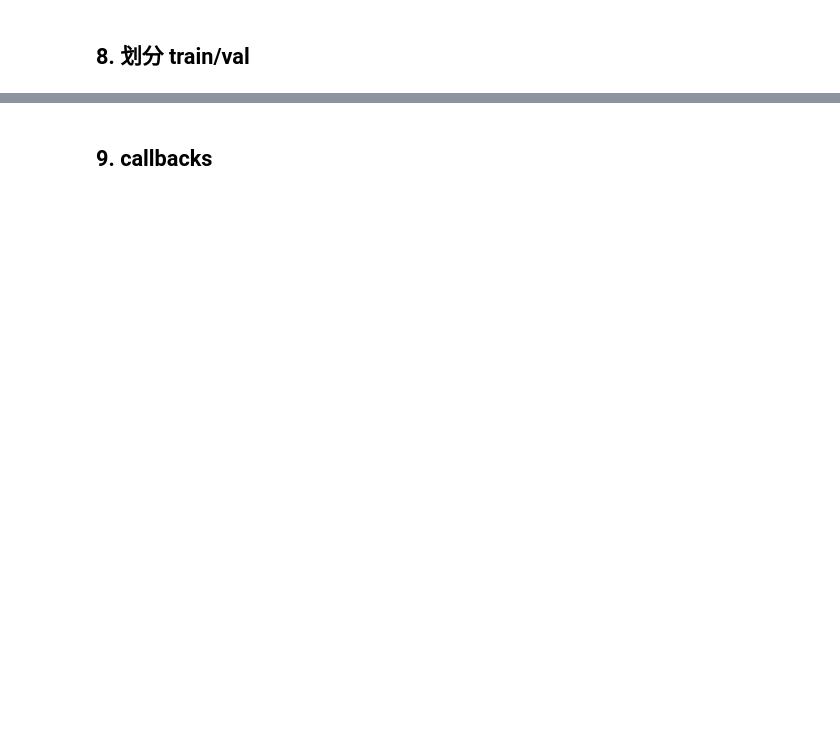
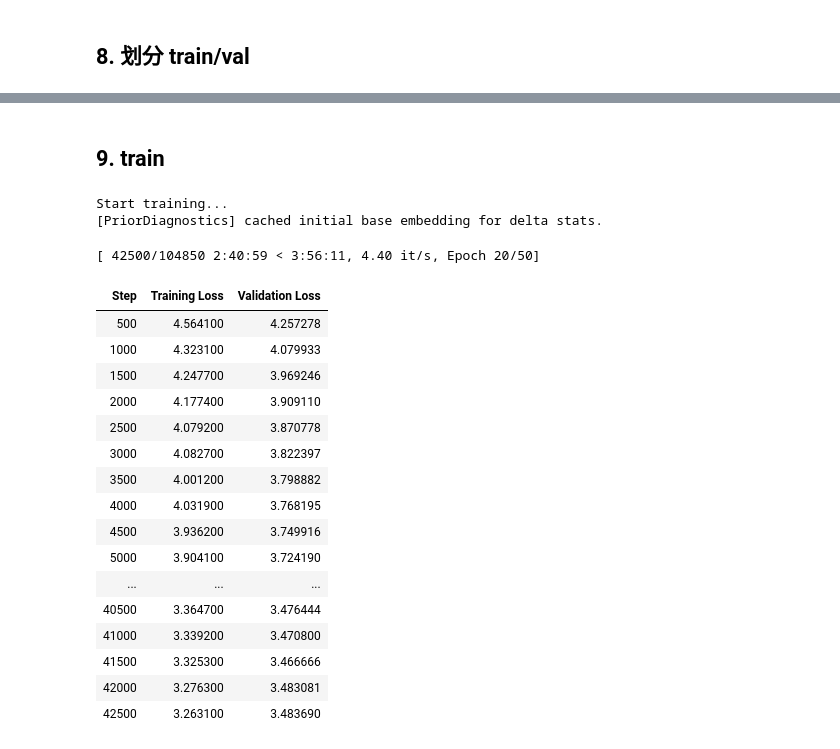
Before and after one commit to kiancai/MiCoGPT, a Jupyter notebook: notebooks/3.pretraining_v3.ipynb, the cells around one changed output, grey strips where cells are left out. Saved outputs shown, nothing was run; the diff lists cells and outputs as text; code cells hidden in the pictures; blank space fills up the shorter version.

```diff
--- a/notebooks/3.pretraining_v3.ipynb
+++ b/notebooks/3.pretraining_v3.ipynb
@@ -99,6 +100,11 @@ GPT2Config {
 ## 4. 构建 TrainingArguments
 # %%
 training_args_dict = {
+    # "metric_for_best_model": "eval_proj_sqrt",
+    "metric_for_best_model": "eval_proj_worst10_shrink",
+    # eval_proj_sqrt / eval_proj_shrink / eval_proj_worst10_shrink
+    "greater_is_better": False,
+
     "do_train": True,
     "do_eval": True,
     "evaluation_strategy": "steps",
@@ -179,9 +189,11 @@ summarize_gate(model, topk=10)
 # %% [markdown]
 ## 8. 划分 train/val
 # %%
-train_set, val_set = split_train_val_by_project(
+train_set, val_set = split_train_val_by_project_stratified(
     corpus,
-    val_ratio=VAL_RATIO,
     project_col="Project_ID",
+    val_ratio=0.10,
+    min_project_samples=20,
+    min_val_per_project=2,
     random_state=42,
 )
@@ -188,2 +205,2 @@ train_set, val_set = split_train_val_by_project(
 # %% [markdown]
-## 9. callbacks
+## 9. train
@@ -201,25 +207,86 @@ callbacks = [
 # %%
-# ========= Trainer =========
+# callbacks = [
+#     EarlyStoppingCallback(early_stopping_patience=10),
+#     # GateMonitorCallback(every_eval=True, topk=10),
+#     # 检查 gate 统计是否正常，并且做一个消融实验
+#     PriorDiagnosticsCallback(tokenizer=tokenizer, topk=10, do_ablation=True),
+# ]
 trainer = Trainer(
     model=model,
     args=training_args,
     train_dataset=train_set,
     eval_dataset=val_set,
     data_collator=data_collator,
-    callbacks=callbacks,
+    callbacks=[],   # 这里先留空（或者只放不需要 trainer 引用的 callback）
 )
+
+
+# 先加 ProjectAggregatedEvalCallback（它会写 eval_proj_* 和 tok_sum 建议）
+trainer.add_callback(
+    ProjectAggregatedEvalCallback(
+        trainer=trainer,
+        eval_subset=val_set,
+        project_col="Project_ID",
+        shrink_k=5000.0,   # 你长尾分布建议先从 5000 起
+        worst_frac=0.10,
+    )
+)
+
+# 再加 PriorDiagnosticsCallback（它会写 gate/cancel/ablation）
+trainer.add_callback(
+    PriorDiagnosticsCallback(
+        tokenizer=tokenizer,
+        topk=10,
+        do_ablation=True,
+        trainer=trainer,
+    )
+)
+
+# 最后加 EarlyStopping（保证它能看到 eval_proj_sqrt 等自定义指标）
+trainer.add_callback(EarlyStoppingCallback(early_stopping_patience=10))
+
+# 训练开始前手动写入“实验初始信息”到 log_history
+trainer.log({
+    "init_g_min": float(G_MIN),
+    "init_init_w": float(INIT_W),
+    "init_prior_token_ids": float(len(genus_token_ids)),
+    "init_prior_missing": float(len(missing)),
+})
+
+
 
 print("Start training...")
 trainer.train()
 
 # ========= 保存模型 =========
 os.makedirs(args.output, exist_ok=True)
 trainer.save_model(args.output)
 print("Model saved to:", args.output)
 
 # ========= 保存训练日志 =========
 logs = pd.DataFrame(trainer.state.log_history)
 os.makedirs(args.log, exist_ok=True)
 log_path = os.path.join(args.log, "pretrain_log.csv")
 logs.to_csv(log_path, index=False)
 print("Logs saved to:", log_path)
+# %% [output]
+Start training...
+[PriorDiagnostics] cached initial base embedding for delta stats.
+[ 42500/104850 2:40:59 < 3:56:11, 4.40 it/s, Epoch 20/50]
+| Step | Training Loss | Validation Loss |
+| 500 | 4.564100 | 4.257278 |
+| 1000 | 4.323100 | 4.079933 |
+| 1500 | 4.247700 | 3.969246 |
+| 2000 | 4.177400 | 3.909110 |
+| 2500 | 4.079200 | 3.870778 |
+| 3000 | 4.082700 | 3.822397 |
+| 3500 | 4.001200 | 3.798882 |
+| 4000 | 4.031900 | 3.768195 |
+| 4500 | 3.936200 | 3.749916 |
+| 5000 | 3.904100 | 3.724190 |
+| ... | ... | ... |
+| 40500 | 3.364700 | 3.476444 |
+| 41000 | 3.339200 | 3.470800 |
+| 41500 | 3.325300 | 3.466666 |
+| 42000 | 3.276300 | 3.483081 |
+| 42500 | 3.263100 | 3.483690 |
```
Also changed, not shown: parts of 5 cells of this notebook, 4 other files.
